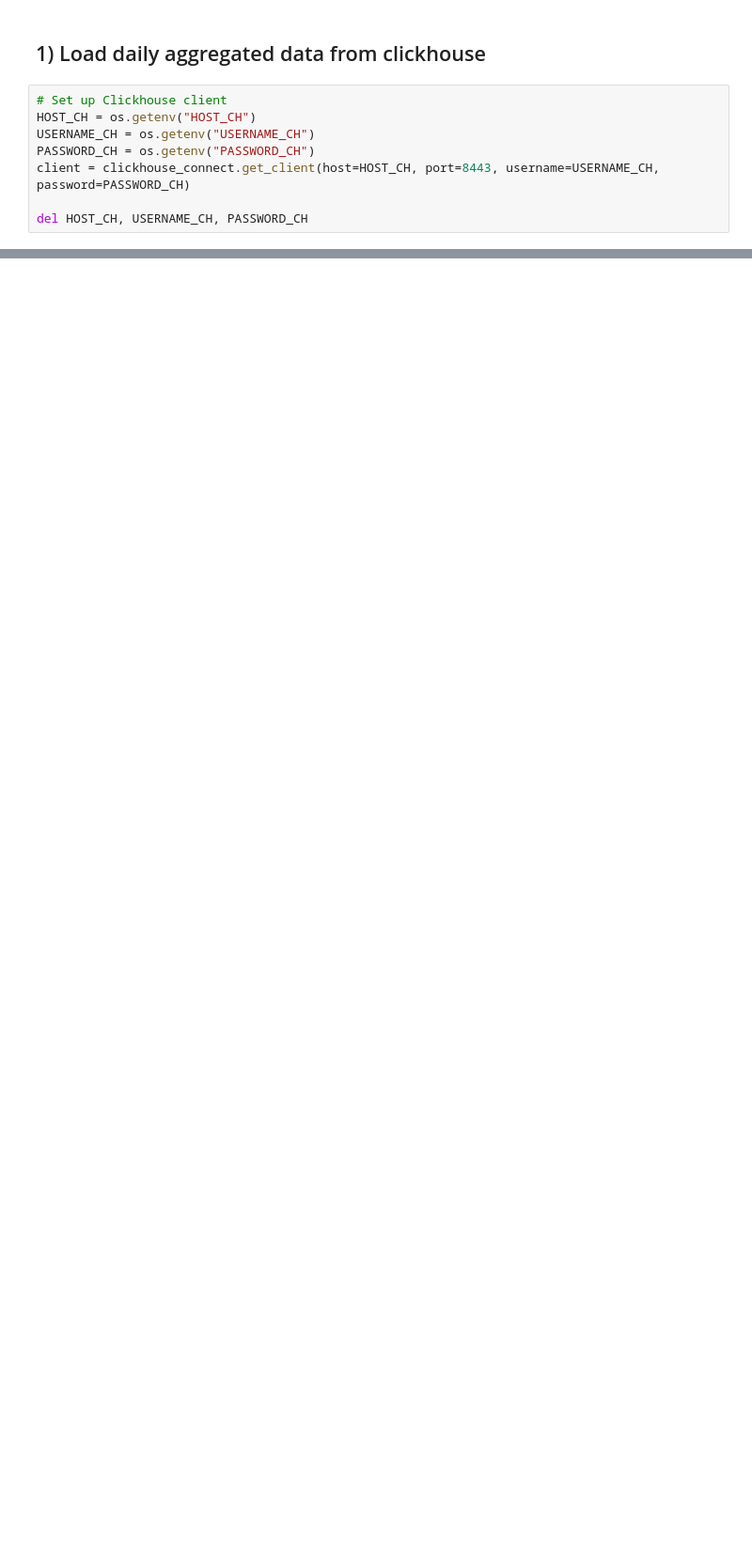
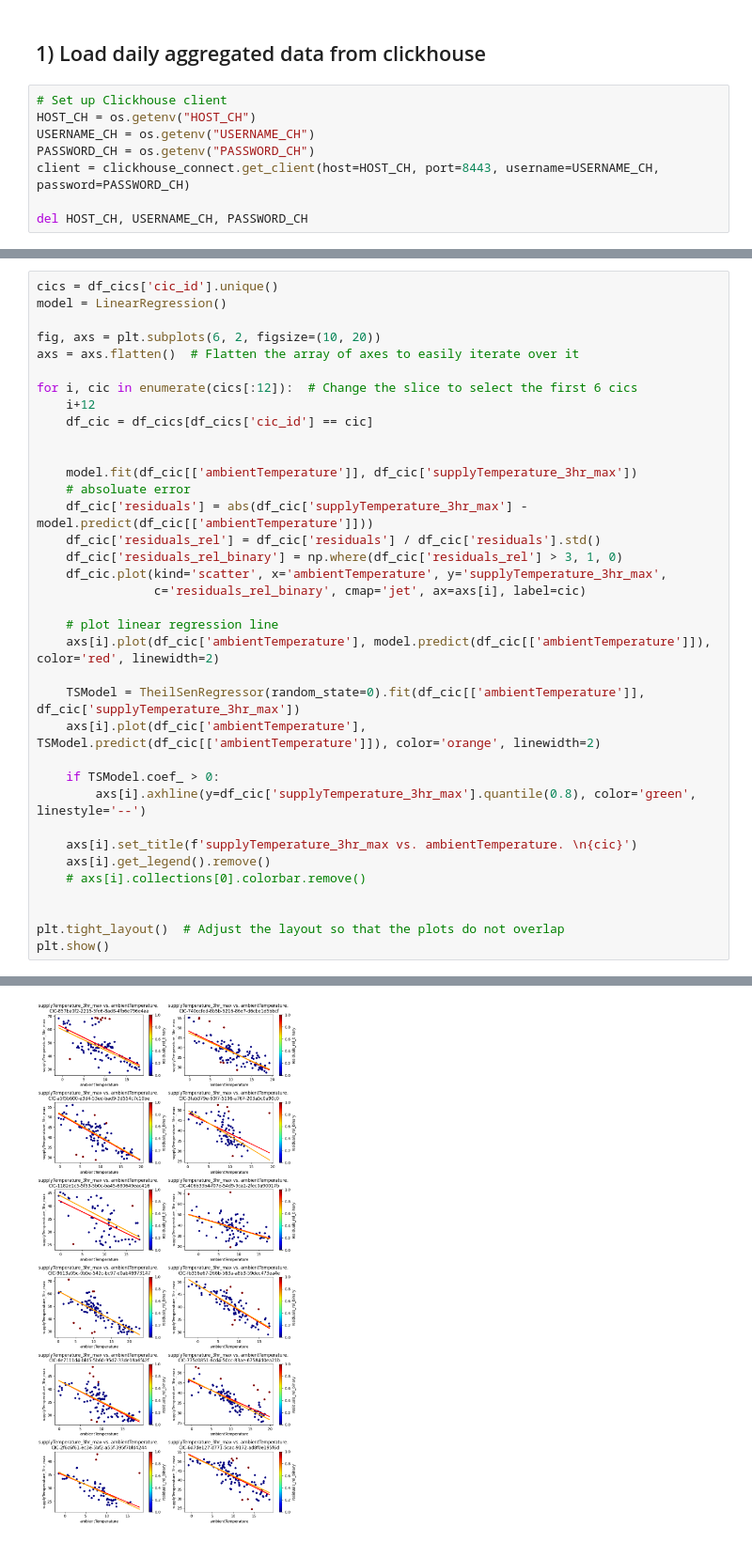
Before and after one commit to season0112/quatt_data_analysis, a Jupyter notebook: all-e-market-research/all-e-market-research.ipynb, the cells around one changed output, grey strips where cells are left out. Shown at 94% size. Cells and saved outputs as stored; diff of their text form; blank space fills up the shorter version.

```diff
--- a/all-e-market-research/all-e-market-research.ipynb
+++ b/all-e-market-research/all-e-market-research.ipynb
@@ -632,0 +877,37 @@ plt.show()
+# %%
+cics = df_cics['cic_id'].unique()
+model = LinearRegression()
+
+fig, axs = plt.subplots(6, 2, figsize=(10, 20))
+axs = axs.flatten()  # Flatten the array of axes to easily iterate over it
+
+for i, cic in enumerate(cics[:12]):  # Change the slice to select the first 6 cics
+    i+12
+    df_cic = df_cics[df_cics['cic_id'] == cic]
+
+
+    model.fit(df_cic[['ambientTemperature']], df_cic['supplyTemperature_3hr_max'])
+    # absoluate error
+    df_cic['residuals'] = abs(df_cic['supplyTemperature_3hr_max'] - model.predict(df_cic[['ambientTemperature']]))
+    df_cic['residuals_rel'] = df_cic['residuals'] / df_cic['residuals'].std()
+    df_cic['residuals_rel_binary'] = np.where(df_cic['residuals_rel'] > 3, 1, 0)
+    df_cic.plot(kind='scatter', x='ambientTemperature', y='supplyTemperature_3hr_max',
+                c='residuals_rel_binary', cmap='jet', ax=axs[i], label=cic)
+
+    # plot linear regression line
+    axs[i].plot(df_cic['ambientTemperature'], model.predict(df_cic[['ambientTemperature']]), color='red', linewidth=2)
+
+    TSModel = TheilSenRegressor(random_state=0).fit(df_cic[['ambientTemperature']], df_cic['supplyTemperature_3hr_max'])
+    axs[i].plot(df_cic['ambientTemperature'], TSModel.predict(df_cic[['ambientTemperature']]), color='orange', linewidth=2)
+
+    if TSModel.coef_ > 0:
+        axs[i].axhline(y=df_cic['supplyTemperature_3hr_max'].quantile(0.8), color='green', linestyle='--')
+
+    axs[i].set_title(f'supplyTemperature_3hr_max vs. ambientTemperature. \n{cic}')
+    axs[i].get_legend().remove()
+    # axs[i].collections[0].colorbar.remove()
+
+
+plt.tight_layout()  # Adjust the layout so that the plots do not overlap
+plt.show()
+# %% [output]
@@ -632,0 +931 @@ plt.show()
+[figure, added]
```
Also changed, not shown: parts of 38 cells of this notebook.
